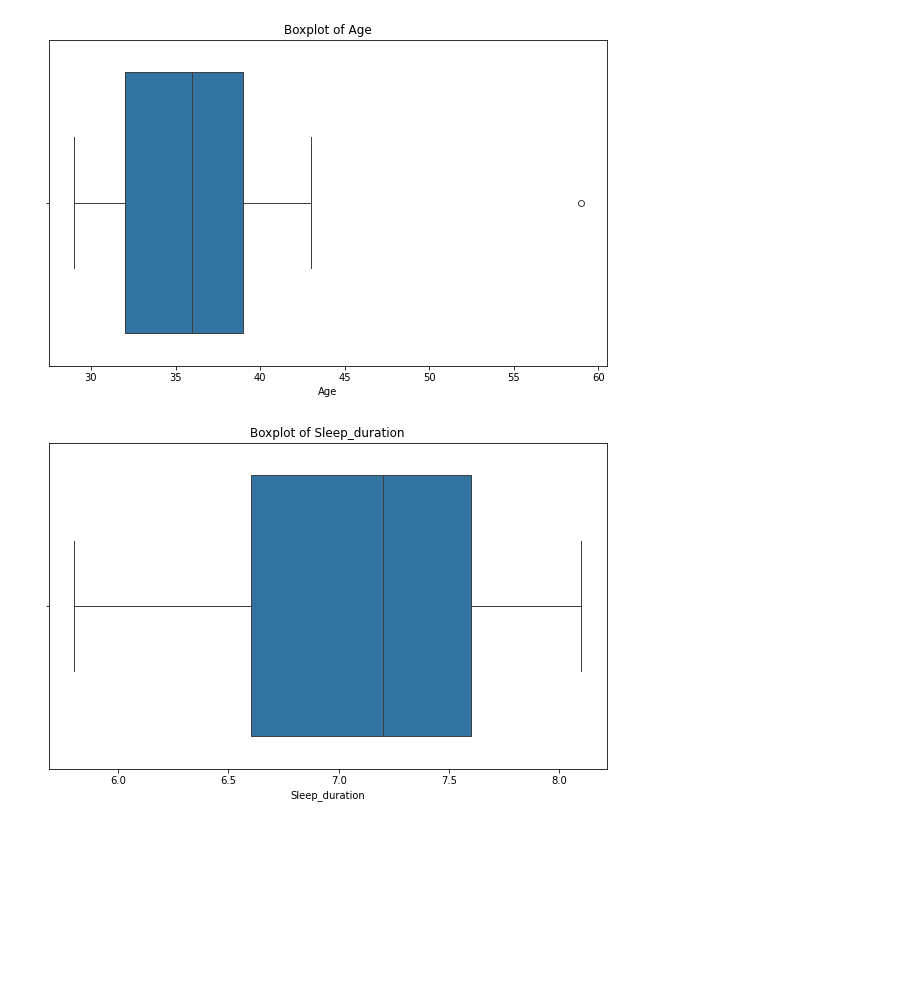
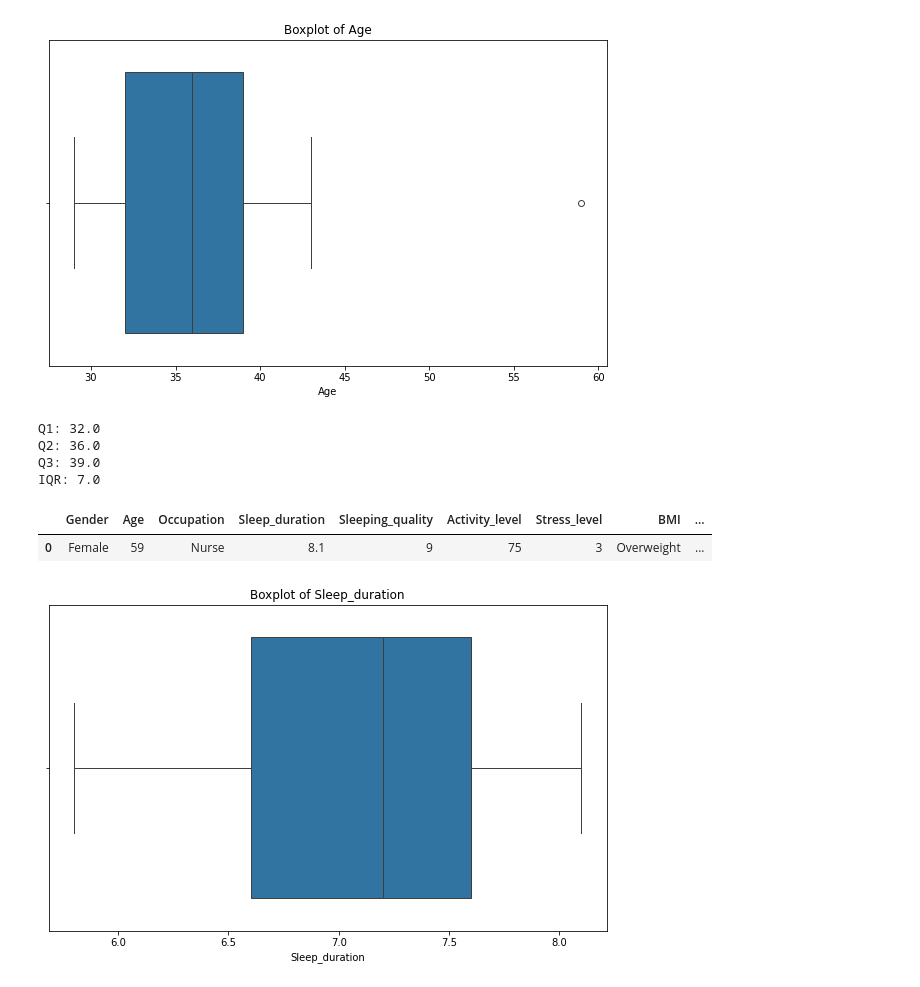
Before and after one commit to ledagale27/Sleep_Disorder, a Jupyter notebook: Sleep_Disorder.ipynb, the cells around one changed output. Drawn from its saved outputs; the diff is of its cells as text; code cells hidden in the pictures; blank space fills up the shorter version.

Commit message:
Dealing with outliers

```diff
--- a/Sleep_Disorder.ipynb
+++ b/Sleep_Disorder.ipynb
@@ -247,6 +247,28 @@ plt.xlabel("Age")
 plt.show()
 # %% [output]
 [figure]
+# %%
+q1 = np.quantile(df["Age"],0.25)
+print(f'Q1: {q1}')
+q2 = np.quantile(df["Age"],0.5)
+print(f'Q2: {q2}')
+q3 = np.quantile(df["Age"],0.75)
+print(f'Q3: {q3}')
+
+#from scipy.stats import iqr
+iqr = q3-q1
+print(f'IQR: {iqr}')
+# %% [output]
+Q1: 32.0
+Q2: 36.0
+Q3: 39.0
+IQR: 7.0
+# %%
+outliers = (df[((df["Age"]<(q1-(1.5*iqr))) | (df["Age"]<(q3+(1.5*iqr)))) ] )
+outliers
+# %% [output]
+|  | Gender | Age | Occupation | Sleep_duration | Sleeping_quality | Activity_level | Stress_level | BMI | ... |
+| 0 | Female | 59 | Nurse | 8.1 | 9 | 75 | 3 | Overweight | ... |
 # %%
 plt.figure(figsize = (10,6))
 sns.boxplot(data = df["Sleep_duration"], orient = "h")
```
